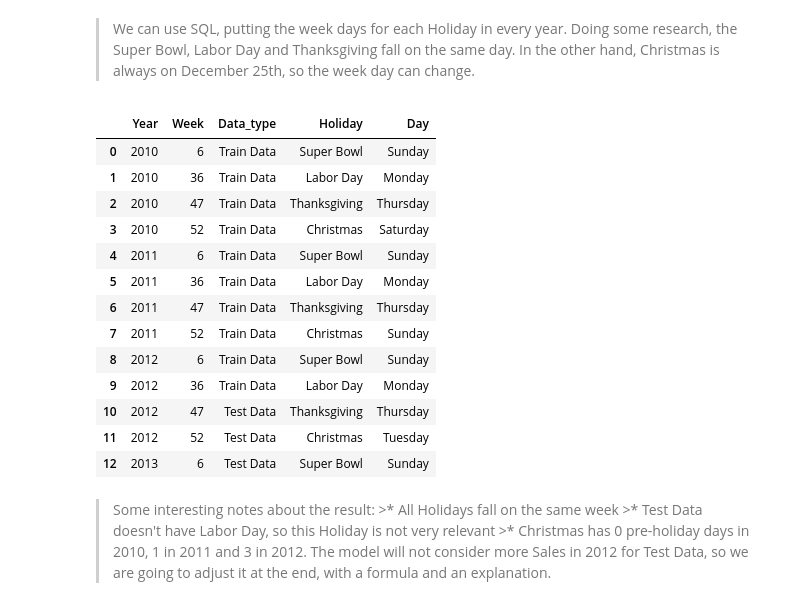
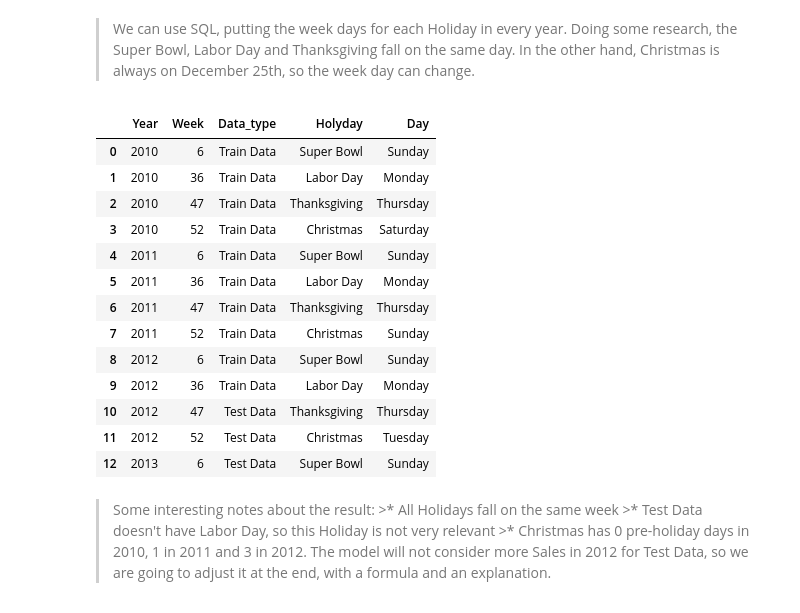
Before and after one commit to davidlin158/Kaggle-case, a Jupyter notebook: walmart-store-sales-forecasting.ipynb, the cells around one changed output. Drawn from its saved outputs; the diff is of its cells as text; code cells hidden in the pictures.

```diff
--- a/walmart-store-sales-forecasting.ipynb
+++ b/walmart-store-sales-forecasting.ipynb
@@ -158,32 +156,32 @@ null_data
 # %%
 pysqldf("""
 SELECT
     T.*,
     case
         when ROW_NUMBER() OVER(partition by Year order by week) = 1 then 'Super Bowl'
         when ROW_NUMBER() OVER(partition by Year order by week) = 2 then 'Labor Day'
         when ROW_NUMBER() OVER(partition by Year order by week) = 3 then 'Thanksgiving'
         when ROW_NUMBER() OVER(partition by Year order by week) = 4 then 'Christmas'
-    end as Holiday,
+    end as Holyday,
     case
         when ROW_NUMBER() OVER(partition by Year order by week) = 1 then 'Sunday'
         when ROW_NUMBER() OVER(partition by Year order by week) = 2 then 'Monday'
         when ROW_NUMBER() OVER(partition by Year order by week) = 3 then 'Thursday'
         when ROW_NUMBER() OVER(partition by Year order by week) = 4 and Year = 2010 then 'Saturday'
         when ROW_NUMBER() OVER(partition by Year order by week) = 4 and Year = 2011 then 'Sunday'
         when ROW_NUMBER() OVER(partition by Year order by week) = 4 and Year = 2012 then 'Tuesday'
     end as Day
     from(
         SELECT DISTINCT
             Year,
             Week,
             case
                 when Date <= '2012-11-01' then 'Train Data' else 'Test Data'
             end as Data_type
         FROM feat_sto
         WHERE IsHoliday = True) as T""")
 # %% [output]
-|  | Year | Week | Data_type | Holiday | Day |
+|  | Year | Week | Data_type | Holyday | Day |
 | 0 | 2010 | 6 | Train Data | Super Bowl | Sunday |
 | 1 | 2010 | 36 | Train Data | Labor Day | Monday |
 | 2 | 2010 | 47 | Train Data | Thanksgiving | Thursday |
```
Also changed, not shown: parts of 47 cells of this notebook.
